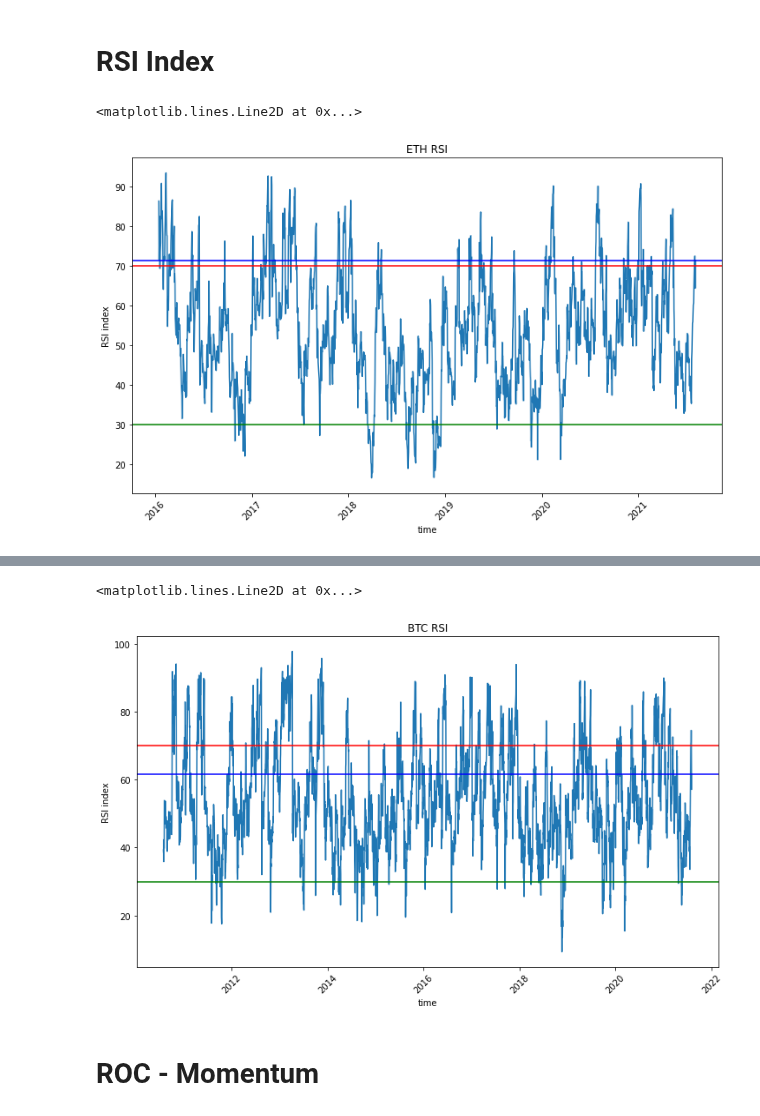
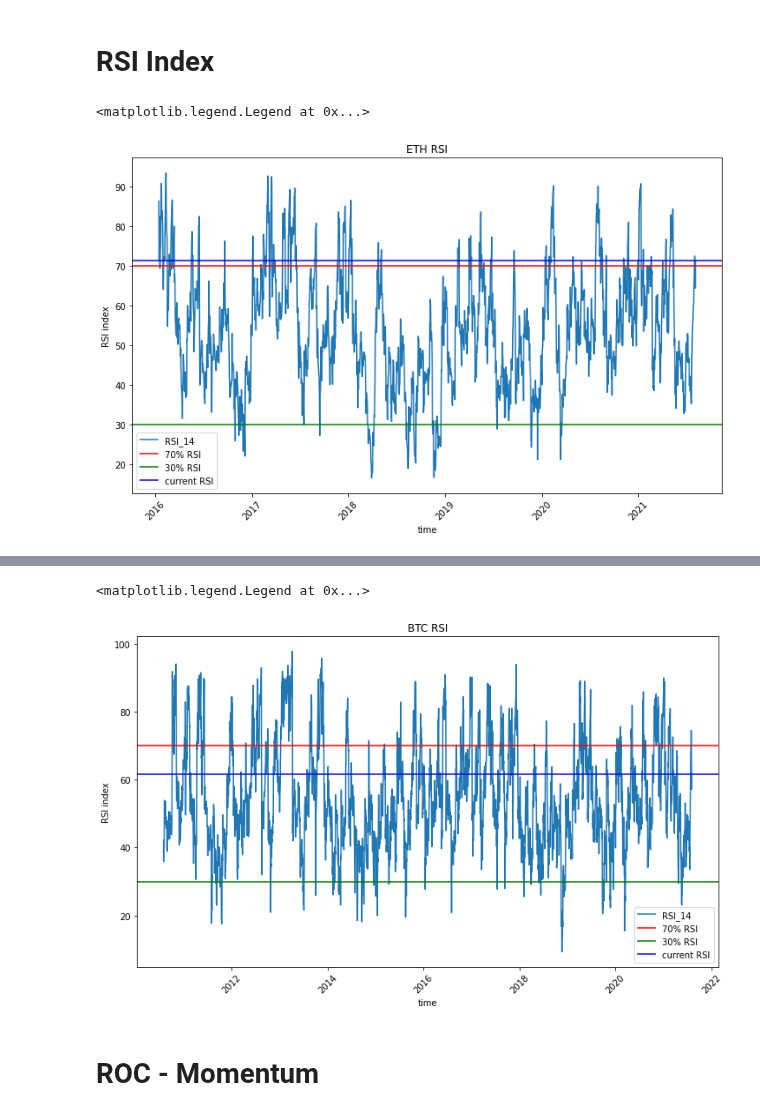
Before and after one commit to dbogatic/crypto-analysis, a Jupyter notebook: technicals_pandas.ipynb, the cells around one changed output, grey strips where cells are left out. Saved outputs shown, nothing was run; the diff lists cells and outputs as text; code cells hidden in the pictures.

```diff
--- a/technicals_pandas.ipynb
+++ b/technicals_pandas.ipynb
@@ -31,12 +31,13 @@ rsi_eth
 rsi_eth.to_csv('resources/rsi_eth.csv')
 # %%
 rsi_eth.plot(title = 'ETH RSI', rot=45,figsize=(12,7), ylabel='RSI index')
-plt.axhline(70,color='r', label='upper RSI')
-plt.axhline(30,color='g', label='lower RSI')
+plt.axhline(70,color='r', label='70% RSI')
+plt.axhline(30,color='g', label='30% RSI')
 plt.axhline(rsi_eth.iloc[-1], color='b', label='current RSI')
+plt.legend(loc='best')
 # %% [output]
-<matplotlib.lines.Line2D at 0x...>
+<matplotlib.legend.Legend at 0x...>
-[figure, old version]
+[figure, new version]
 # %%
 metrics_btc = pd.read_csv('/Users/draganbogatic/Documents/Fin_Tech/crypto-analysis/resources/btc_annual_metrics/combined.csv', index_col='time')
 metrics_btc = metrics_btc.reset_index()
@@ -58,12 +59,13 @@ rsi_btc
 rsi_btc.to_csv('resources/rsi_btc.csv')
 # %%
 rsi_btc.plot(title = 'BTC RSI', rot=45,figsize=(12,7), ylabel='RSI index')
-plt.axhline(70,color='r')
-plt.axhline(30,color='g')
-plt.axhline(rsi_btc.iloc[-1], color='b')
+plt.axhline(70,color='r', label='70% RSI')
+plt.axhline(30,color='g', label='30% RSI')
+plt.axhline(rsi_btc.iloc[-1], color='b', label='current RSI')
+plt.legend(loc='best')
 # %% [output]
-<matplotlib.lines.Line2D at 0x...>
+<matplotlib.legend.Legend at 0x...>
-[figure, old version]
+[figure, new version]
 # %% [markdown]
 # ROC - Momentum
 # %%
```
Also changed, not shown: parts of 6 cells of this notebook, 8 other files.
